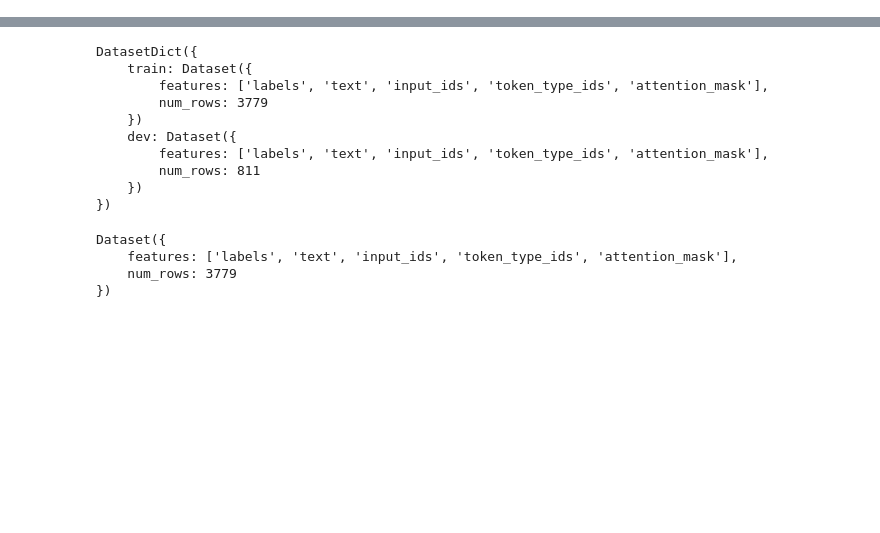
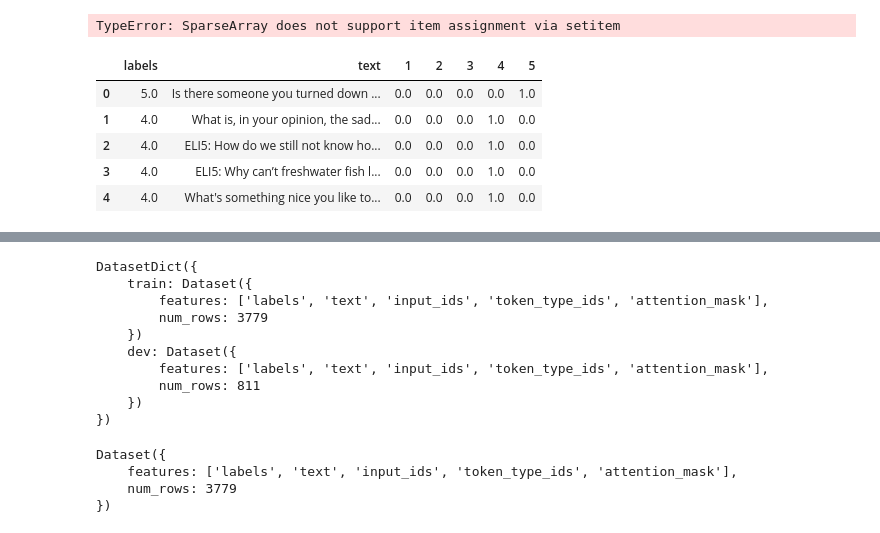
Before and after one commit to s-ryanlee/SI630_NLP, a Jupyter notebook: hw3_annotation_langmodel/hw3-part2-2_sam.ipynb, the cells around one changed output, grey strips where cells are left out. Cells and saved outputs as stored; diff of their text form; code cells hidden in the pictures; blank space fills up the shorter version.

```diff
--- a/hw3_annotation_langmodel/hw3-part2-2_sam.ipynb
+++ b/hw3_annotation_langmodel/hw3-part2-2_sam.ipynb
@@ -8,17 +9,20 @@ import torch
 import wandb
 torch.cuda.empty_cache()
 # %%
-train_data = pd.read_csv('si630w22-hw3-train.csv')
-dev_data = pd.read_csv('si630w22-hw3-dev.csv')
+train_data = pd.read_csv('data/si630w22-hw3-train.csv')
+dev_data = pd.read_csv('data/si630w22-hw3-dev.csv')
 # test_data = pd.read_csv('data\si630w22-hw3-test.public.csv')
-q_and_a_data = pd.read_csv('si630w22-hw3-data.csv')
+q_and_a_data = pd.read_csv('data/si630w22-hw3-data.csv')
 # %%
 #combine the the different ratings
-train_df = train_data.groupby('id').mean()
+train_df = train_data.groupby('id').mean().round()
 train_df = train_df.reset_index()
-dev_df = dev_data.groupby('id').mean()
+dev_df = dev_data.groupby('id').mean().round()
 dev_df = dev_df.reset_index()
 # %%
+from sklearn.preprocessing import OneHotEncoder
+ohe = OneHotEncoder()
+
 train_df.rename(columns={'id':'question_id'}, inplace = True)
 dev_df.rename(columns={'id':'question_id'}, inplace = True)
 train_df.rename(columns={'rating':'labels'}, inplace = True)
@@ -31,11 +35,40 @@ merged_train_data.dropna(subset=['labels'], inplace = True)
 merged_train_data.drop(columns=['question_id'], inplace = True)
 merged_train_data.to_csv('merged_train_data.csv', index=False)
 
+# One hot encode labels
+merged_train_labels_transformed = ohe.fit_transform(merged_train_data.labels.to_numpy().reshape(-1,1))
+train_labels_transformed = pd.DataFrame.sparse.from_spmatrix(merged_train_labels_transformed, index=None, columns=[1, 2, 3, 4, 5])
+train_transformed = pd.concat([merged_train_data, train_labels_transformed], axis=1)
+#train_transformed['ohe_labels'] = train_transformed[[1, 2, 3, 4, 5]].apply(lambda x: list([x['1'],x['2'],x['3'],x['4'],x['5']]),axis=1)
+#train_transformed.to_csv('train_data_transformed.csv', index=False)
+
 merged_dev_data = pd.merge(dev_df, q_and_a_data[['text','question_id']], on='question_id', how='left')
 merged_dev_data.dropna(subset=['labels'], inplace = True)
 merged_dev_data.drop(columns=['question_id'], inplace = True)
 merged_dev_data.to_csv('merged_dev_data.csv', index=False)
 
+# one hot encode labels
+merged_dev_labels_transformed = ohe.transform(merged_dev_data.labels.to_numpy().reshape(-1,1))
+dev_labels_transformed = pd.DataFrame.sparse.from_spmatrix(merged_dev_labels_transformed, index=None, columns=[1, 2, 3, 4, 5])
+dev_transformed = pd.concat([merged_dev_data, dev_labels_transformed], axis=1)
+dev_transformed.to_csv('dev_data_transformed.csv', index=False)
+
 # merged_test_data = pd.merge(q_and_a_data, test_data, on='question_id')
 # merged_test_data.to_csv('data\merged_test_data.csv', index=False)
+# %% [output]
+TypeError: SparseArray does not support item assignment via setitem
+# %%
+train_transformed.head()
+# take numpy array output from one hot encoder and add it as a dictionary to dataset object
+# from datasets import Dataset
+# my_dict = {"a": [1, 2, 3]}
+# dataset = Dataset.from_dict(my_dict)
+# https://huggingface.co/docs/datasets/loading
+# %% [output]
+|  | labels | text | 1 | 2 | 3 | 4 | 5 |
+| 0 | 5.0 | Is there someone you turned down ... | 0.0 | 0.0 | 0.0 | 0.0 | 1.0 |
+| 1 | 4.0 | What is, in your opinion, the sad... | 0.0 | 0.0 | 0.0 | 1.0 | 0.0 |
+| 2 | 4.0 | ELI5: How do we still not know ho... | 0.0 | 0.0 | 0.0 | 1.0 | 0.0 |
+| 3 | 4.0 | ELI5: Why can’t freshwater fish l... | 0.0 | 0.0 | 0.0 | 1.0 | 0.0 |
+| 4 | 4.0 | What's something nice you like to... | 0.0 | 0.0 | 0.0 | 1.0 | 0.0 |
 # %%
```
Also changed, not shown: parts of 10 cells of this notebook, 7 other files.
